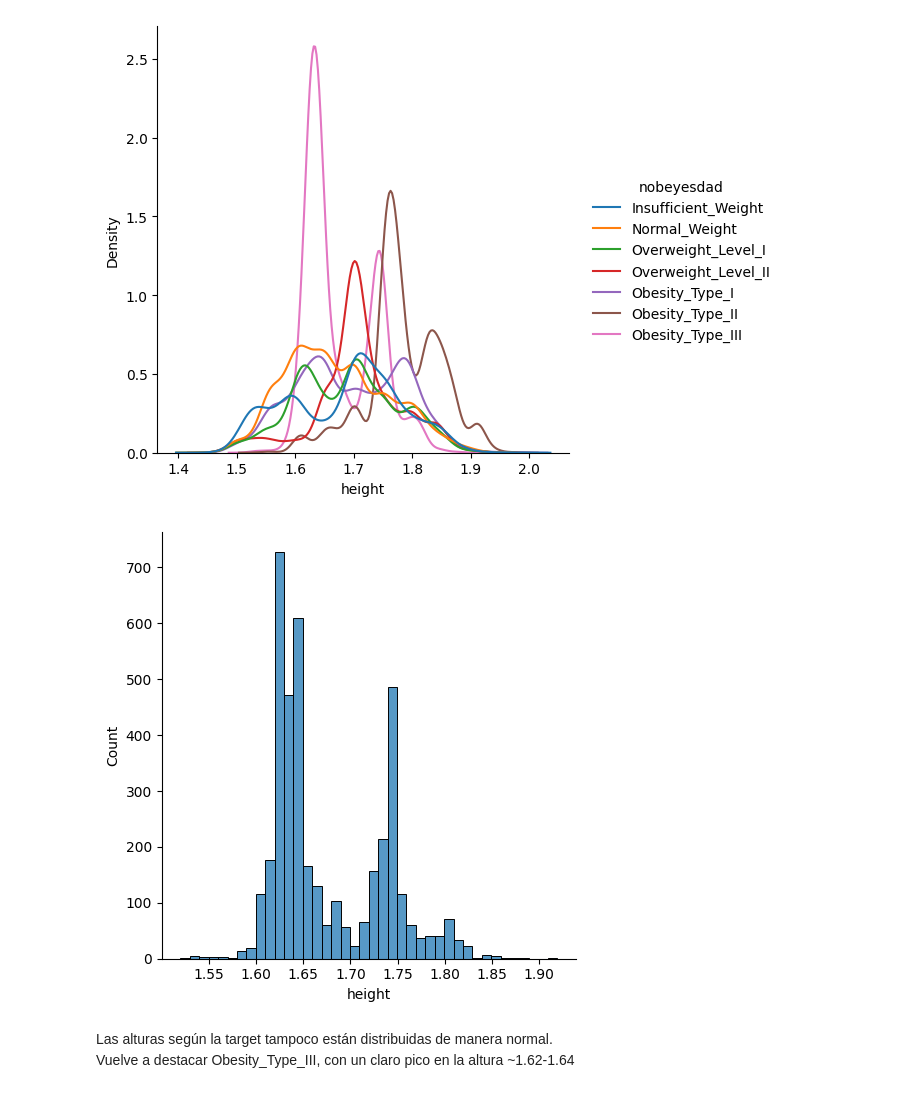
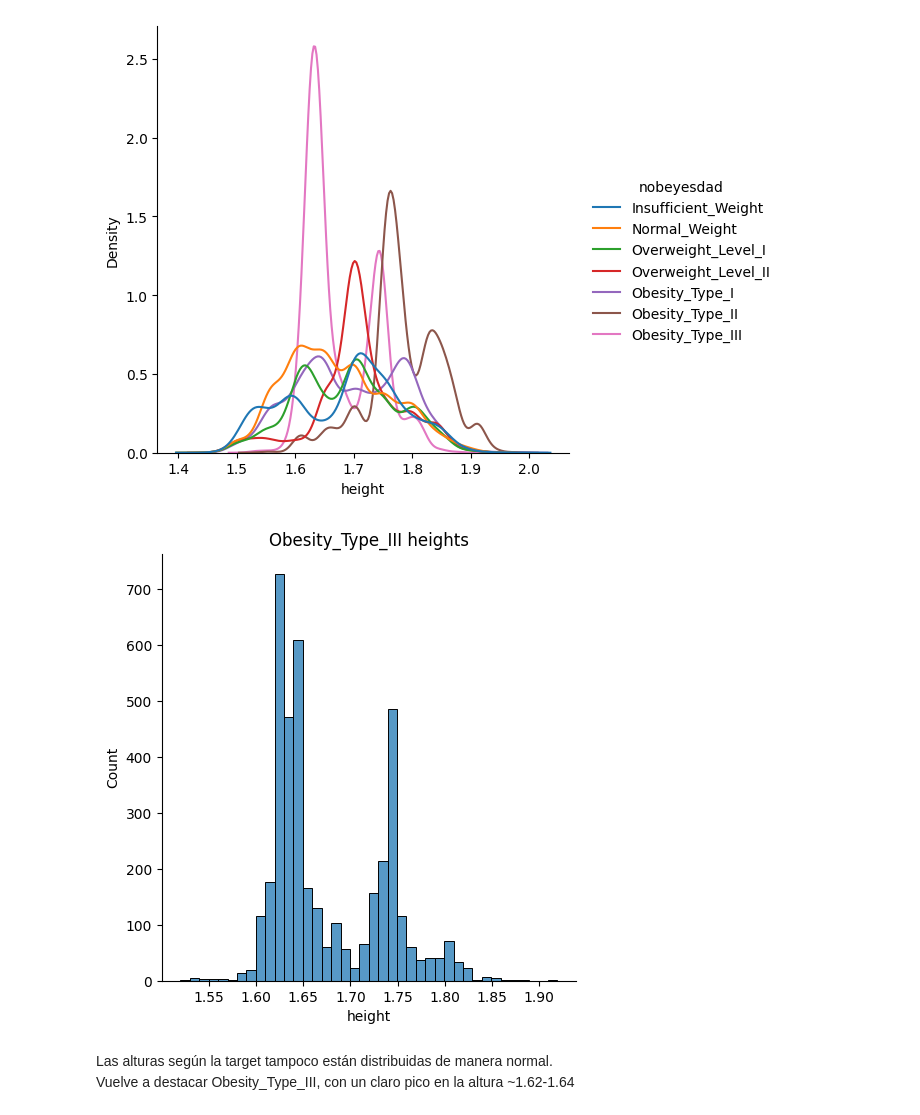
Before and after one commit to rodarribas/MachineLearning_ObesityRisk, a Jupyter notebook: notebooks/1_EDA.ipynb, the cells around one changed output. Cells and saved outputs as stored; diff of their text form; code cells hidden in the pictures.

Commit message:
Missing title on graph

```diff
--- a/notebooks/1_EDA.ipynb
+++ b/notebooks/1_EDA.ipynb
@@ -224,9 +224,9 @@ sns.displot(data=train, x='height', kind='kde', hue='nobeyesdad');
 # %% [output]
 [figure]
 # %%
-sns.displot(data=train[train['nobeyesdad']=='Obesity_Type_III'], x='height', bins=40);
+sns.displot(data=train[train['nobeyesdad']=='Obesity_Type_III'], x='height', bins=40).set(title='Obesity_Type_III heights');
 # %% [output]
-[figure, old version]
+[figure, new version]
 # %% [markdown]
 Las alturas según la target tampoco están distribuidas de manera normal. \
 Vuelve a destacar Obesity_Type_III, con un claro pico en la altura ~1.62-1.64
```
